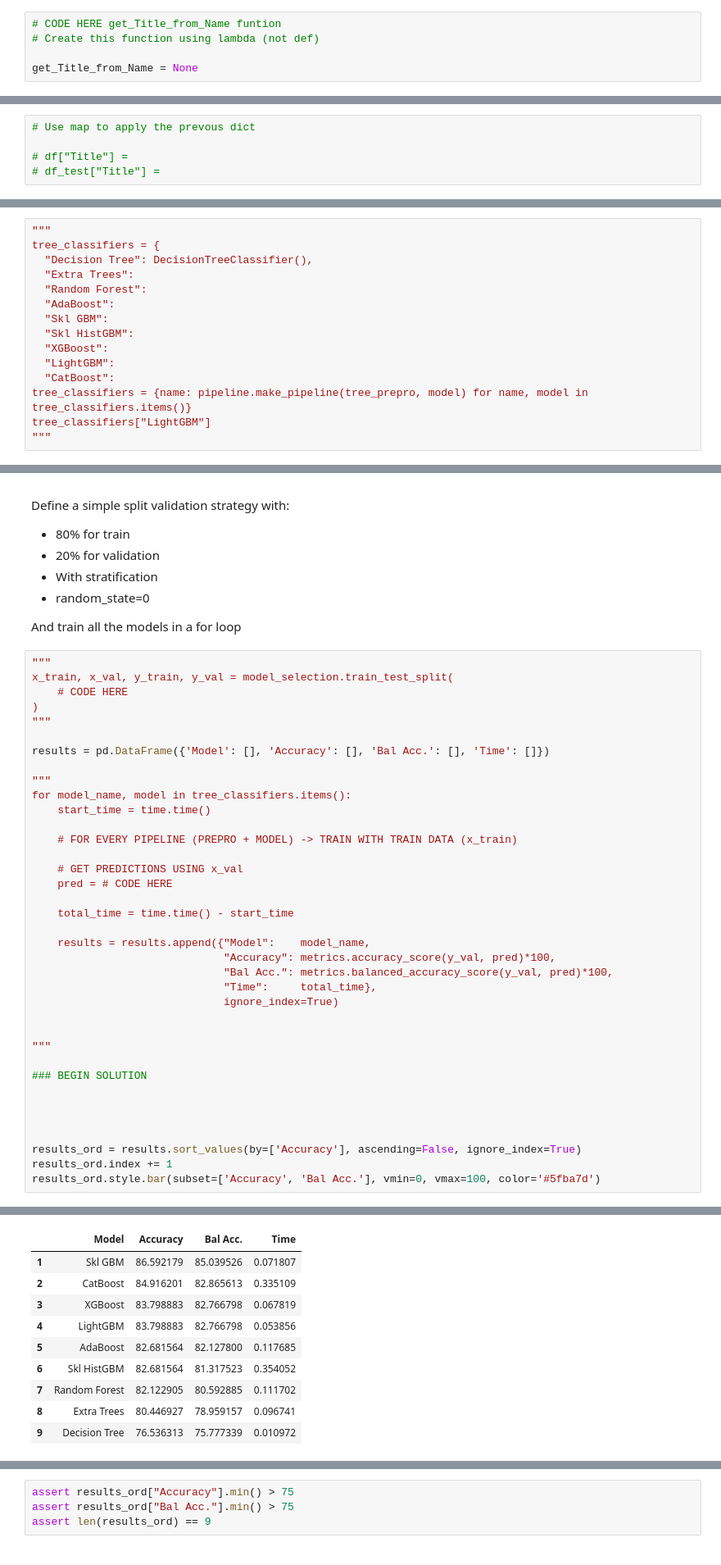
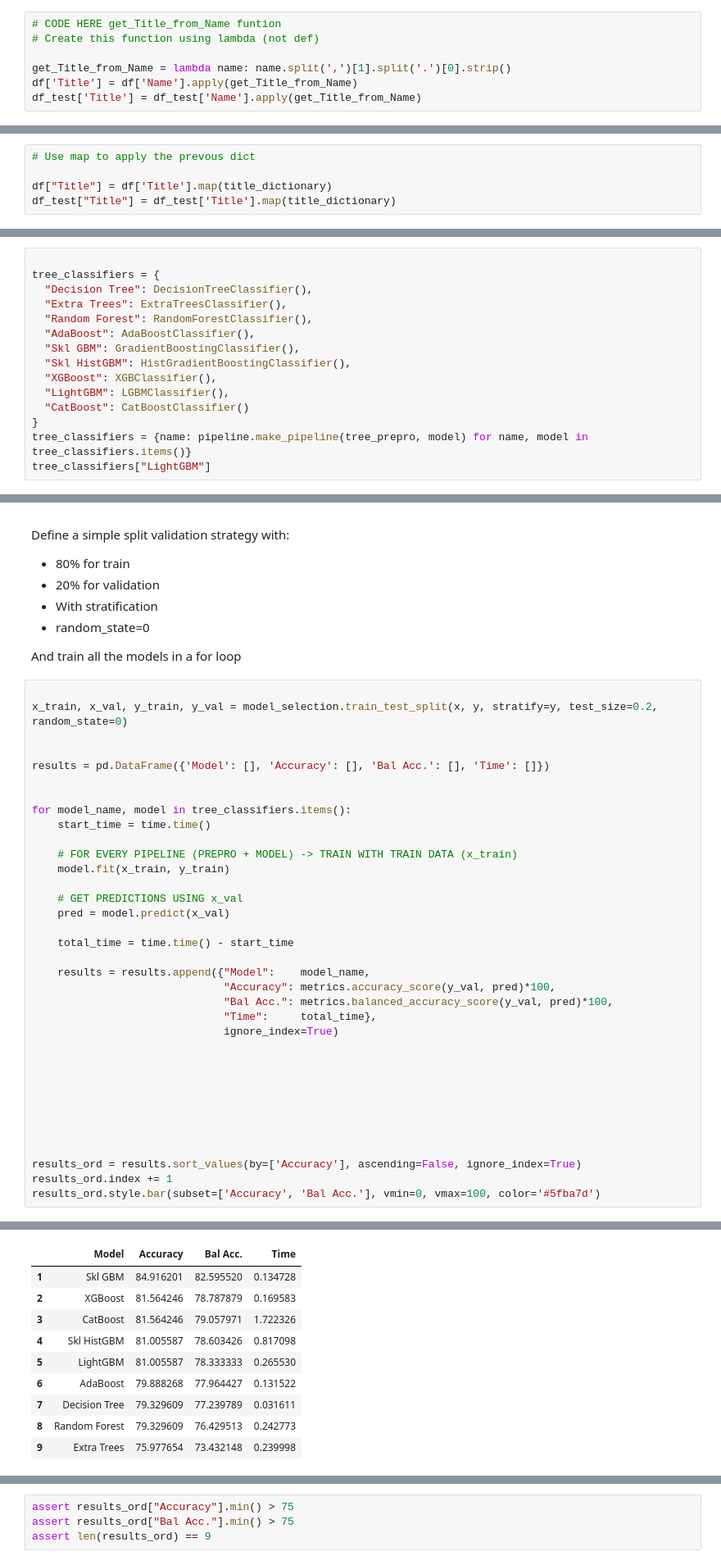
Before and after one commit to felixschh/ai_jan22_felix, a Jupyter notebook: Chapter 02/09. Robust ML/fe1_.ipynb, the cells around one changed output, grey strips where cells are left out. Shown at 82% size. Saved outputs shown, nothing was run; the diff lists cells and outputs as text.

```diff
--- a/Chapter 02/09. Robust ML/fe1_.ipynb
+++ b/Chapter 02/09. Robust ML/fe1_.ipynb
@@ -85,7 +85,9 @@ Tips:
 # CODE HERE get_Title_from_Name funtion
 # Create this function using lambda (not def)
 
-get_Title_from_Name = None
+get_Title_from_Name = lambda name: name.split(',')[1].split('.')[0].strip()
+df['Title'] = df['Name'].apply(get_Title_from_Name)
+df_test['Title'] = df_test['Name'].apply(get_Title_from_Name)
 # %%
 assert df['Title'].values[0] == "Mr"
 assert df['Title'].values[1] == "Mrs"
@@ -120,8 +122,8 @@ title_dictionary = {
 # %%
 # Use map to apply the prevous dict
 
-# df["Title"] =
-# df_test["Title"] =
+df["Title"] = df['Title'].map(title_dictionary)
+df_test["Title"] = df_test['Title'].map(title_dictionary)
 # %%
 assert df['Title'].values[886] == "Officer"
 assert df_test['Title'].values[417] == "Master"
@@ -249,20 +221,20 @@ from xgboost               import XGBClassifier
 from lightgbm              import LGBMClassifier
 from catboost              import CatBoostClassifier
 # %%
-"""
+
 tree_classifiers = {
   "Decision Tree": DecisionTreeClassifier(),
-  "Extra Trees":
-  "Random Forest":
-  "AdaBoost":
-  "Skl GBM":
-  "Skl HistGBM":
-  "XGBoost":
-  "LightGBM":
-  "CatBoost":
+  "Extra Trees": ExtraTreesClassifier(),
+  "Random Forest": RandomForestClassifier(),
+  "AdaBoost": AdaBoostClassifier(),
+  "Skl GBM": GradientBoostingClassifier(),
+  "Skl HistGBM": HistGradientBoostingClassifier(),
+  "XGBoost": XGBClassifier(),
+  "LightGBM": LGBMClassifier(),
+  "CatBoost": CatBoostClassifier()
+}
 tree_classifiers = {name: pipeline.make_pipeline(tree_prepro, model) for name, model in tree_classifiers.items()}
 tree_classifiers["LightGBM"]
-"""
 # %% [output]
 Pipeline(steps=[('columntransformer',
                  ColumnTransformer(transformers=[('num',
@@ -293,22 +263,21 @@ Define a simple split validation strategy with:
 
 And train all the models in a for loop
 # %%
-"""
-x_train, x_val, y_train, y_val = model_selection.train_test_split(
-    # CODE HERE
-)
-"""
+
+x_train, x_val, y_train, y_val = model_selection.train_test_split(x, y, stratify=y, test_size=0.2, random_state=0)
+
 
 results = pd.DataFrame({'Model': [], 'Accuracy': [], 'Bal Acc.': [], 'Time': []})
 
-"""
+
 for model_name, model in tree_classifiers.items():
     start_time = time.time()
 
     # FOR EVERY PIPELINE (PREPRO + MODEL) -> TRAIN WITH TRAIN DATA (x_train)
+    model.fit(x_train, y_train)
 
     # GET PREDICTIONS USING x_val
-    pred = # CODE HERE
+    pred = model.predict(x_val)
 
     total_time = time.time() - start_time
 
@@ -319,9 +288,8 @@ for model_name, model in tree_classifiers.items():
                               ignore_index=True)
 
 
-"""
 
-### BEGIN SOLUTION
+
 
 
 
@@ -350,11 +318,11 @@ Learning rate set to 0.073611
 |  | Model | Accuracy | Bal Acc. | Time |
-| 1 | Skl GBM | 86.592179 | 85.039526 | 0.071807 |
-| 2 | CatBoost | 84.916201 | 82.865613 | 0.335109 |
-| 3 | XGBoost | 83.798883 | 82.766798 | 0.067819 |
-| 4 | LightGBM | 83.798883 | 82.766798 | 0.053856 |
-| 5 | AdaBoost | 82.681564 | 82.127800 | 0.117685 |
-| 6 | Skl HistGBM | 82.681564 | 81.317523 | 0.354052 |
-| 7 | Random Forest | 82.122905 | 80.592885 | 0.111702 |
-| 8 | Extra Trees | 80.446927 | 78.959157 | 0.096741 |
-| 9 | Decision Tree | 76.536313 | 75.777339 | 0.010972 |
+| 1 | Skl GBM | 84.916201 | 82.595520 | 0.134728 |
+| 2 | XGBoost | 81.564246 | 78.787879 | 0.169583 |
+| 3 | CatBoost | 81.564246 | 79.057971 | 1.722326 |
+| 4 | Skl HistGBM | 81.005587 | 78.603426 | 0.817098 |
+| 5 | LightGBM | 81.005587 | 78.333333 | 0.265530 |
+| 6 | AdaBoost | 79.888268 | 77.964427 | 0.131522 |
+| 7 | Decision Tree | 79.329609 | 77.239789 | 0.031611 |
+| 8 | Random Forest | 79.329609 | 76.429513 | 0.242773 |
+| 9 | Extra Trees | 75.977654 | 73.432148 | 0.239998 |
 # %%
```
Also changed, not shown: parts of 12 cells of this notebook, 5 other files.
